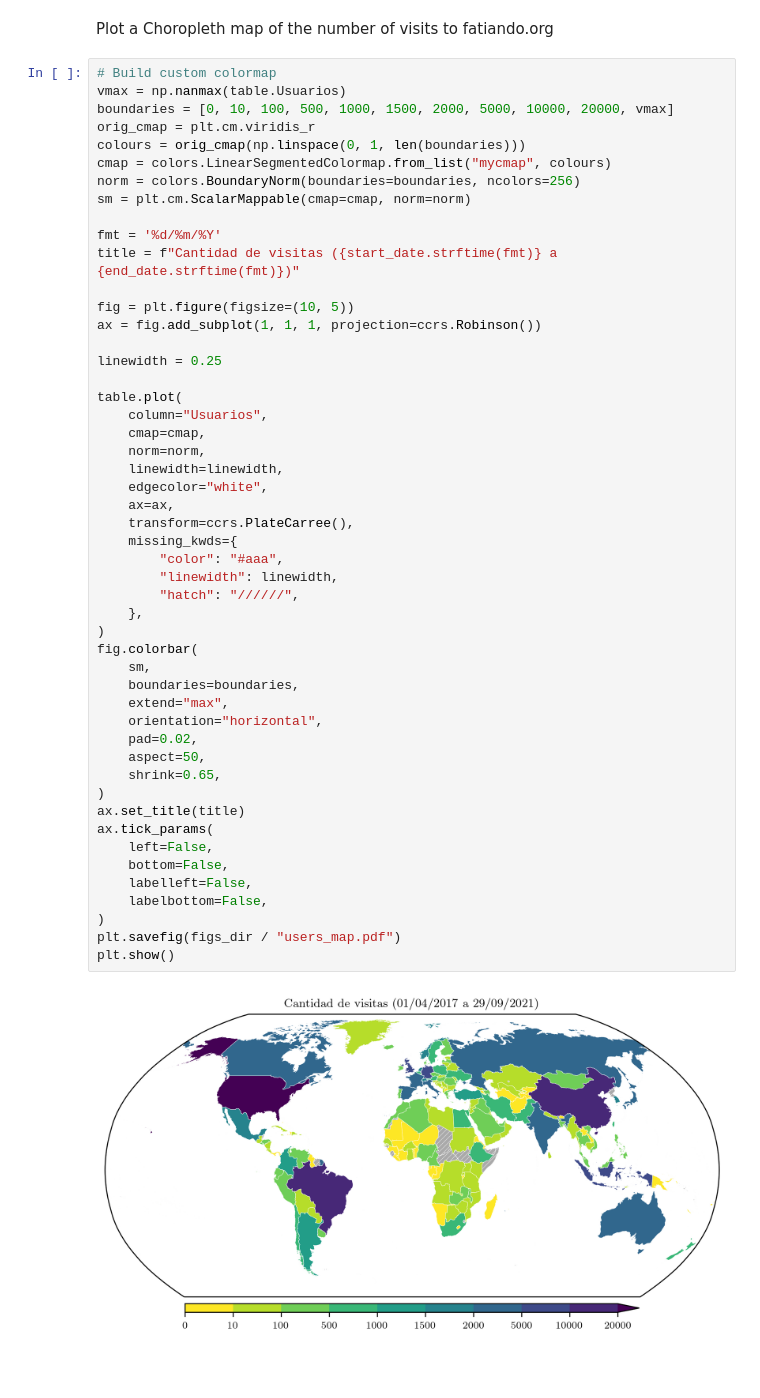
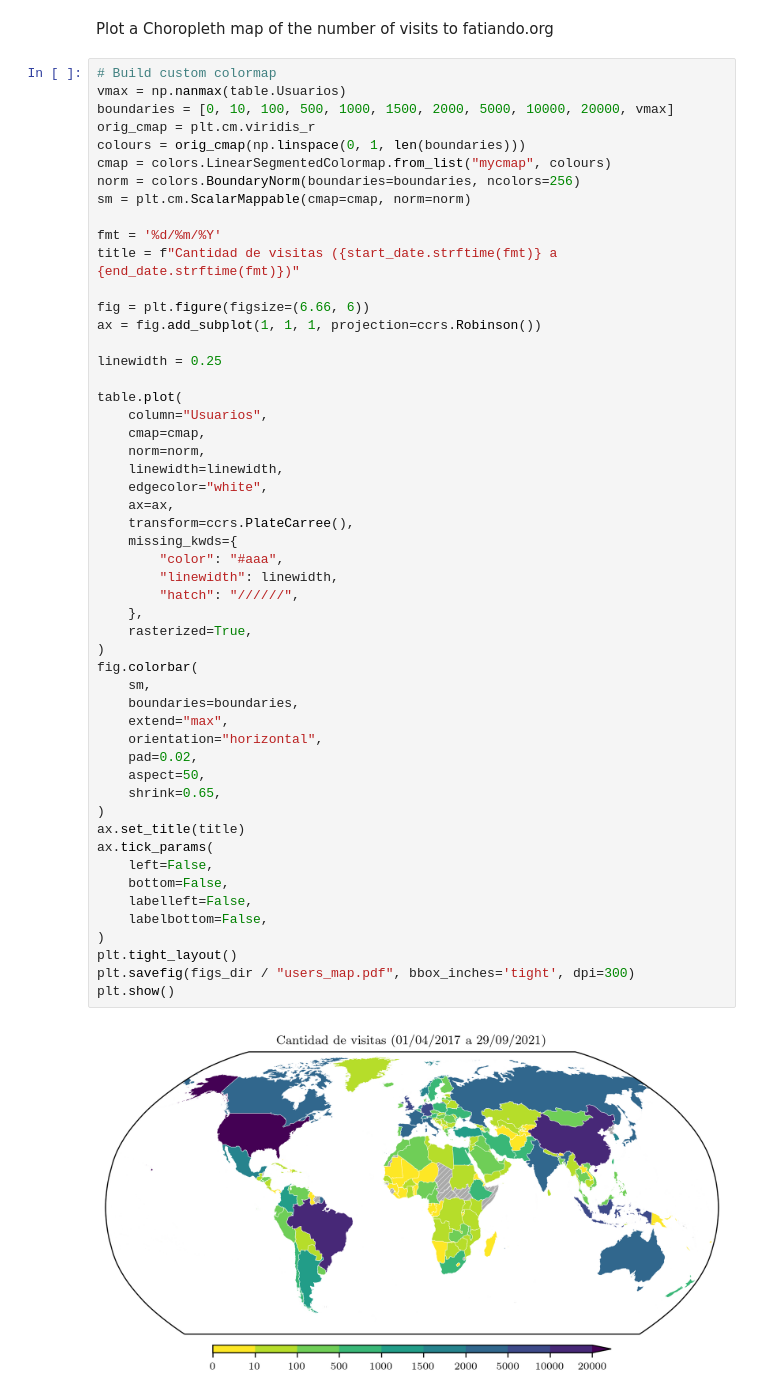
Before and after one commit to santisoler/phd-thesis, a Jupyter notebook: analytics/generate_figures.ipynb, the cells around one changed output. Drawn from its saved outputs; the diff is of its cells as text; blank space fills up the shorter version.

Commit message:
Rasterize users map and use a tight bbox

```diff
--- a/analytics/generate_figures.ipynb
+++ b/analytics/generate_figures.ipynb
@@ -262,7 +262,7 @@ sm = plt.cm.ScalarMappable(cmap=cmap, norm=norm)
 fmt = '%d/%m/%Y'
 title = f"Cantidad de visitas ({start_date.strftime(fmt)} a {end_date.strftime(fmt)})"
 
-fig = plt.figure(figsize=(10, 5))
+fig = plt.figure(figsize=(6.66, 6))
 ax = fig.add_subplot(1, 1, 1, projection=ccrs.Robinson())
 
 linewidth = 0.25
@@ -272,32 +272,34 @@ table.plot(
     cmap=cmap,
     norm=norm,
     linewidth=linewidth,
     edgecolor="white",
     ax=ax,
     transform=ccrs.PlateCarree(),
     missing_kwds={
         "color": "#aaa",
         "linewidth": linewidth,
         "hatch": "//////",
     },
+    rasterized=True,
 )
 fig.colorbar(
     sm,
     boundaries=boundaries,
     extend="max",
     orientation="horizontal",
     pad=0.02,
     aspect=50,
     shrink=0.65,
 )
 ax.set_title(title)
 ax.tick_params(
     left=False,
     bottom=False,
     labelleft=False,
     labelbottom=False,
 )
-plt.savefig(figs_dir / "users_map.pdf")
+plt.tight_layout()
+plt.savefig(figs_dir / "users_map.pdf", bbox_inches='tight', dpi=300)
 plt.show()
 # %% [output]
-[figure, old version]
+[figure, new version]
```
Also changed, not shown: 2 other files.
